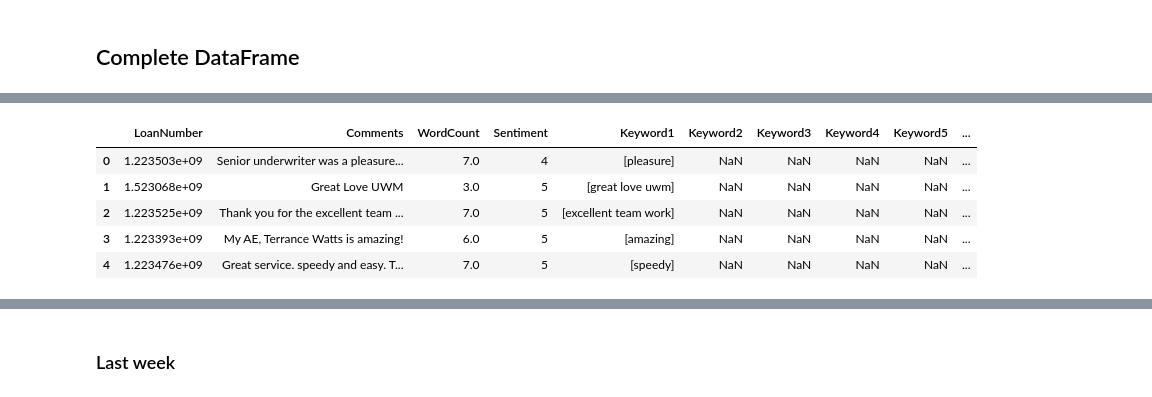
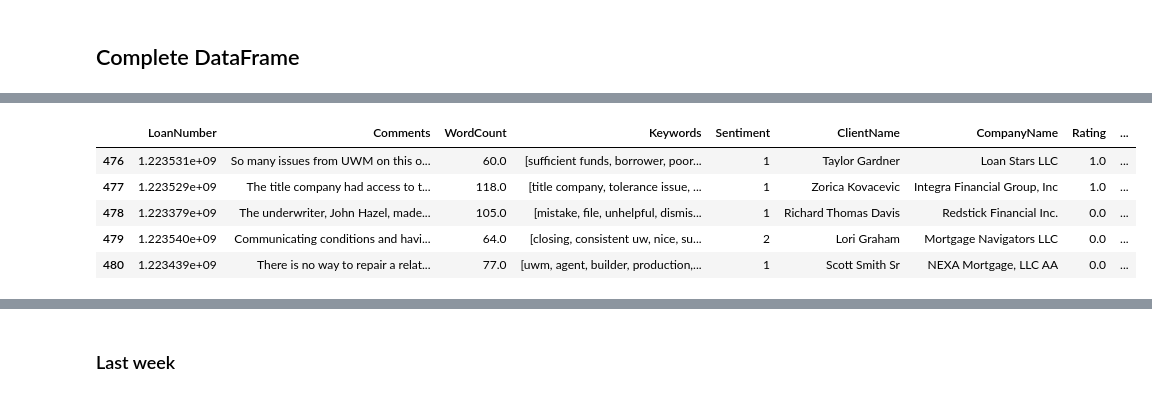
Before and after one commit to leah-apking/project3.1, a Jupyter notebook: PKE.ipynb, the cells around one changed output, grey strips where cells are left out. Cells and saved outputs as stored; diff of their text form; code cells hidden in the pictures.

```diff
--- a/PKE.ipynb
+++ b/PKE.ipynb
@@ -161,7 +161,7 @@ def clean_keywords(keywords_str):
   keywords_list = eval(keywords_str)
   return [keyword for keyword, _ in keywords_list]
 
-nps_short['Keyword1'] = nps_short['Keywords'].apply(clean_keywords)
+nps_short['Keywords'] = nps_short['Keywords'].apply(clean_keywords)
 # %% [output]
 A value is trying to be set on a copy of a slice from a DataFrame.
 Try using .loc[row_indexer,col_indexer] = value instead
@@ -203,0 +191,4 @@ nps_short.head()
+# %%
+nps_short = nps_short.drop(columns={'Keyword', 'Keyword1'})
+
+nps_short.head()
@@ -259,11 +257,11 @@ Try using .loc[row_indexer,col_indexer] = value instead
 See the caveats in the documentation: https://pandas.pydata.org/pandas-docs/stable/user_guide/indexing.html#returning-a-view-versus-a-copy
   nps_med['Sentiment'] = nps_med['Sentiment'].apply(clean_sentiment)
 # %%
-#split column of lists into two new columns
-split = pd.DataFrame(nps_med['Keywords'].to_list(), columns = ['Keyword1', 'Keyword2', 'Keyword3'])
+# #split column of lists into two new columns
+# split = pd.DataFrame(nps_med['Keywords'].to_list(), columns = ['Keyword1', 'Keyword2', 'Keyword3'])
 
-#join split columns back to original DataFrame
-nps_med = pd.concat([nps_med, split], axis=1)
+# #join split columns back to original DataFrame
+# nps_med = pd.concat([nps_med, split], axis=1)
 # %%
 nps_med.head()
 # %% [output]
@@ -339,10 +337,10 @@ Try using .loc[row_indexer,col_indexer] = value instead
 See the caveats in the documentation: https://pandas.pydata.org/pandas-docs/stable/user_guide/indexing.html#returning-a-view-versus-a-copy
   nps_long['Sentiment'] = nps_long['Sentiment'].apply(clean_sentiment)
 # %%
-#split column of lists into two new columns
-split = pd.DataFrame(nps_long['Keywords'].to_list(), columns = ['Keyword1', 'Keyword2', 'Keyword3', 'Keyword4', 'Keyword5'])
+# #split column of lists into two new columns
+# split = pd.DataFrame(nps_long['Keywords'].to_list(), columns = ['Keyword1', 'Keyword2', 'Keyword3', 'Keyword4', 'Keyword5'])
 
-#join split columns back to original DataFrame
-nps_long = pd.concat([nps_long, split], axis=1)
+# #join split columns back to original DataFrame
+# nps_long = pd.concat([nps_long, split], axis=1)
 # %% [markdown]
 ## Complete DataFrame
@@ -360,14 +383,14 @@ concat2.head()
 # %%
 merged = pd.merge(concat2, nps1, on='LoanNumber')
-merged1 = merged.drop(columns={'Keywords', 'Comments_y', 'Comment', 'NetPromoterLabel'})
-final_df = merged1.rename(columns={'Comments_x': 'Comments'})
-final_df.head()
+merged1 = merged.drop(columns={'Comments_y', 'Comment', 'NetPromoterLabel'})
+merged2 = merged1.rename(columns={'Comments_x': 'Comments'})
+merged2.tail()
 # %% [output]
-|  | LoanNumber | Comments | WordCount | Sentiment | Keyword1 | Keyword2 | Keyword3 | Keyword4 | Keyword5 | ... |
-| 0 | 1.223503e+09 | Senior underwriter was a pleasure... | 7.0 | 4 | [pleasure] | NaN | NaN | NaN | NaN | ... |
-| 1 | 1.523068e+09 | Great Love UWM | 3.0 | 5 | [great love uwm] | NaN | NaN | NaN | NaN | ... |
-| 2 | 1.223525e+09 | Thank you for the excellent team ... | 7.0 | 5 | [excellent team work] | NaN | NaN | NaN | NaN | ... |
-| 3 | 1.223393e+09 | My AE, Terrance Watts is amazing! | 6.0 | 5 | [amazing] | NaN | NaN | NaN | NaN | ... |
-| 4 | 1.223476e+09 | Great service. speedy and easy. T... | 7.0 | 5 | [speedy] | NaN | NaN | NaN | NaN | ... |
+|  | LoanNumber | Comments | WordCount | Keywords | Sentiment | ClientName | CompanyName | Rating | ... |
+| 476 | 1.223531e+09 | So many issues from UWM on this o... | 60.0 | [sufficient funds, borrower, poor... | 1 | Taylor Gardner | Loan Stars LLC | 1.0 | ... |
+| 477 | 1.223529e+09 | The title company had access to t... | 118.0 | [title company, tolerance issue, ... | 1 | Zorica Kovacevic | Integra Financial Group, Inc | 1.0 | ... |
+| 478 | 1.223379e+09 | The underwriter, John Hazel, made... | 105.0 | [mistake, file, unhelpful, dismis... | 1 | Richard Thomas Davis | Redstick Financial Inc. | 0.0 | ... |
+| 479 | 1.223540e+09 | Communicating conditions and havi... | 64.0 | [closing, consistent uw, nice, su... | 2 | Lori Graham | Mortgage Navigators LLC | 0.0 | ... |
+| 480 | 1.223439e+09 | There is no way to repair a relat... | 77.0 | [uwm, agent, builder, production,... | 1 | Scott Smith Sr | NEXA Mortgage, LLC AA | 0.0 | ... |
 # %%
 from google.colab import files
```
Also changed, not shown: parts of 13 cells of this notebook.
